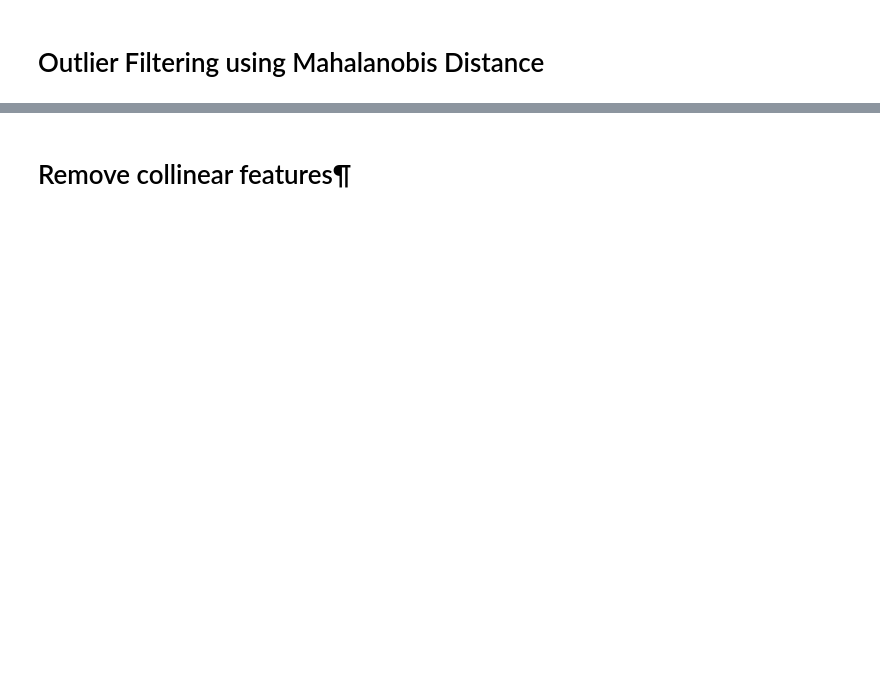
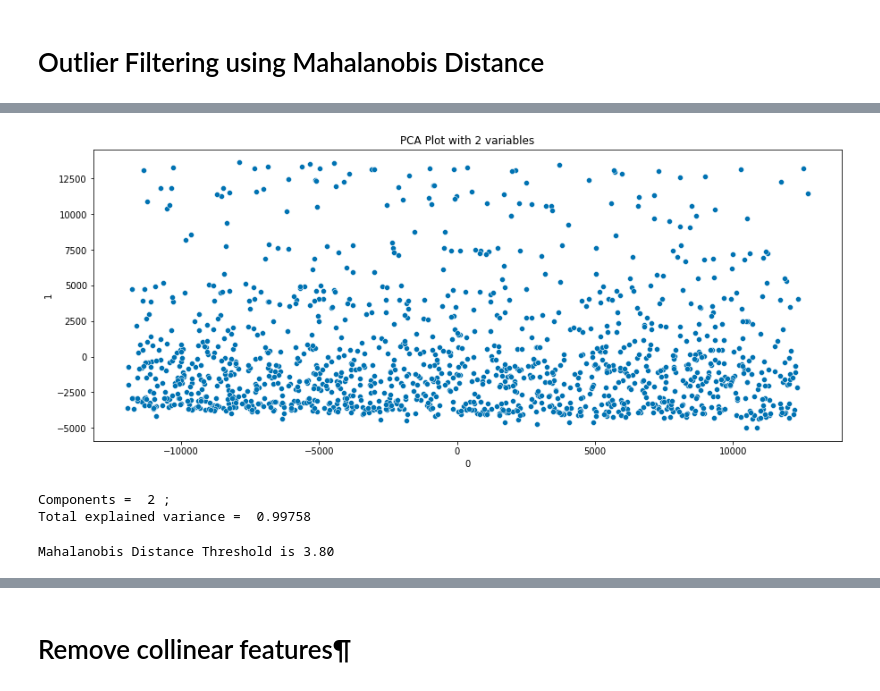
Before and after one commit to Robertosoftware/Employee-Attrition, a Jupyter notebook: Notebook/Employee-Churn.ipynb, the cells around one changed output, grey strips where cells are left out. Drawn from its saved outputs; the diff is of its cells as text; code cells hidden in the pictures; blank space fills up the shorter version.

```diff
--- a/Notebook/Employee-Churn.ipynb
+++ b/Notebook/Employee-Churn.ipynb
@@ -363,17 +524,26 @@ df_HR_Cleaned.info()
 # %%
 # Reducing in 2 components your data with Principal Component Analysis to filter outliers through Mahalanobis Distance.
-from sklearn.decomposition import PCA
-
+n=2
 training_data = df_HR_Cleaned.copy()
-pca = PCA(n_components=2, svd_solver= 'full')
+pca = PCA(n_components=n, svd_solver= 'full')
 X_train_PCA = pca.fit_transform(training_data)
 X_train_PCA = pd.DataFrame(X_train_PCA)
 X_train_PCA.index = training_data.index
 X_train_PCA.head()
 
+
+plt.figure(figsize=(15,6))
+sns.scatterplot(x=X_train_PCA[0],data=X_train_PCA,y=X_train_PCA[1])
+plt.title('PCA Plot with {} variables'.format(pca.n_components_))
+plt.show()
+
 #PCA Explained Variance Ratio & Components
 print ( "Components = ", pca.n_components_ , ";\nTotal explained variance = ",
       round(pca.explained_variance_ratio_.sum(),5)  )
+# %% [output]
+[figure, added]
+Components =  2 ;
+Total explained variance =  0.99758
 # %%
 def cov_matrix(data, verbose=False):
     covariance_matrix = np.cov(data, rowvar=False)
@@ -420,6 +590,8 @@ mean_distr = data_train.mean(axis=0)
 dist_train = MahalanobisDist(inv_cov_matrix, mean_distr, data_train, verbose=False)
 threshold = MD_threshold(dist_train, extreme = True)
 print("Mahalanobis Distance Threshold is {:.2f}".format(threshold))
+# %% [output]
+Mahalanobis Distance Threshold is 3.80
 # %%
 plt.figure()
 sns.distplot(np.square(dist_train),
```
Also changed, not shown: parts of 64 cells of this notebook.
